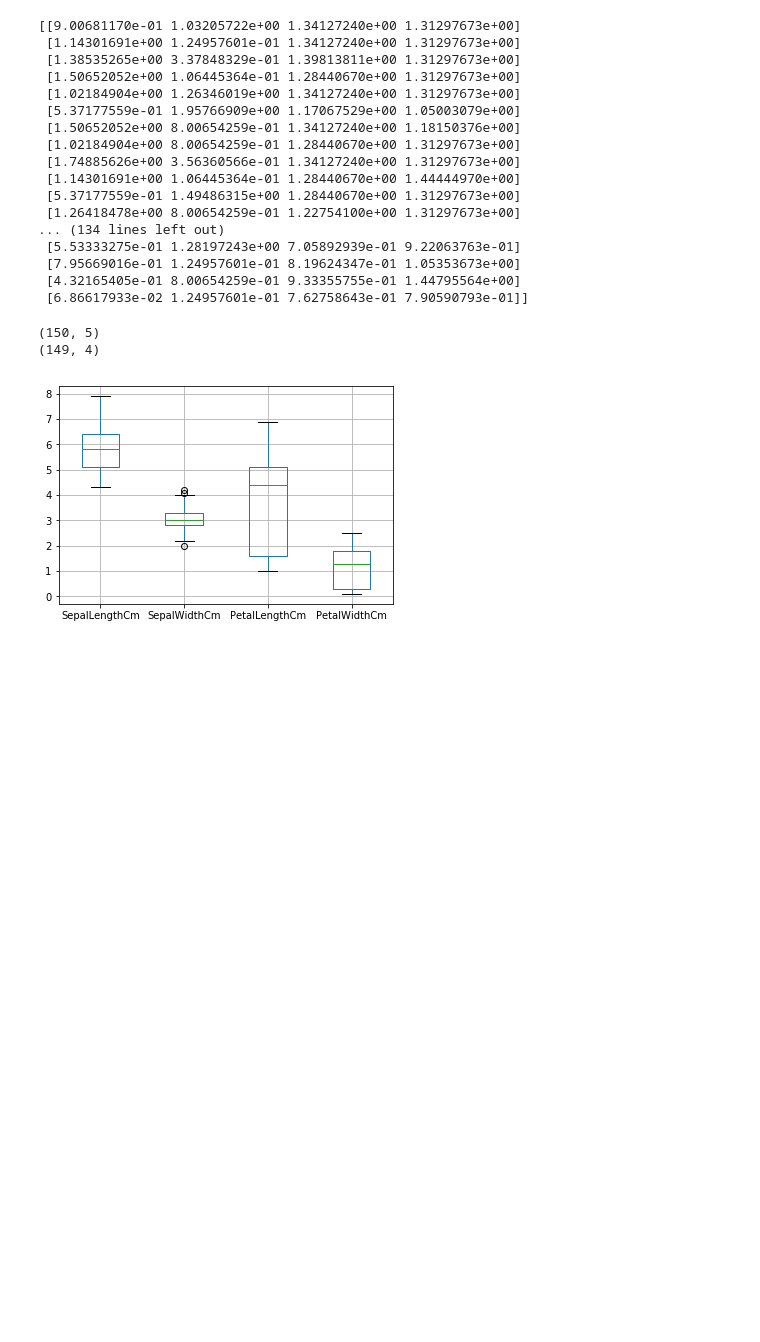
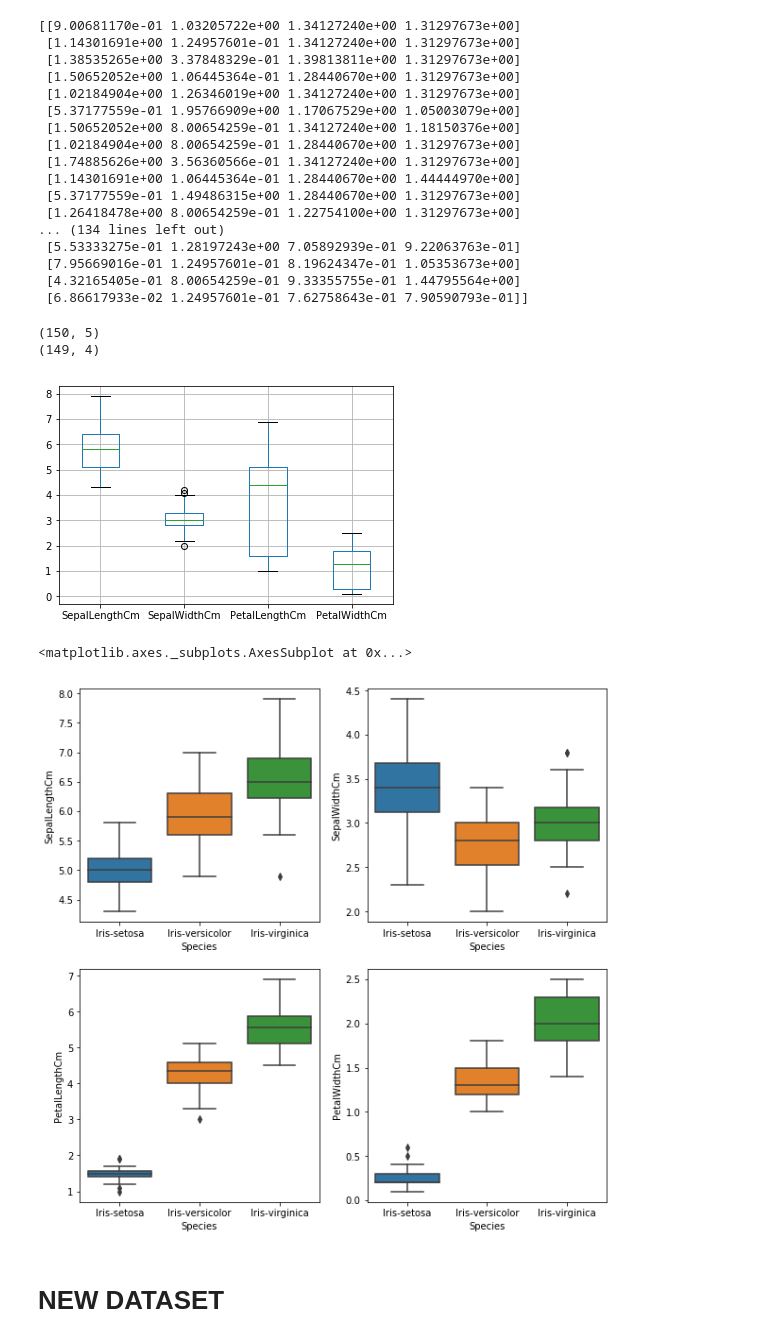
Before and after one commit to Onkar-2803/LP1, a Jupyter notebook: DA/Assignment1/Assignment 1.ipynb, the cells around one changed output. Drawn from its saved outputs; the diff is of its cells as text; code cells hidden in the pictures; blank space fills up the shorter version.

Commit message:
Data added

```diff
--- a/DA/Assignment1/Assignment 1.ipynb
+++ b/DA/Assignment1/Assignment 1.ipynb
@@ -284,3 +283,14 @@ col = list(iris_new.columns)
 boxplot = iris_new.boxplot(column=col)
 # %% [output]
 [figure]
+# %%
+fig, axes = plt.subplots(nrows=2, ncols=2, figsize=(10, 10))
+sns.boxplot(x="Species", y="SepalLengthCm", data=iris, ax=axes[0,0])
+sns.boxplot(x="Species", y="SepalWidthCm", data=iris, ax=axes[0,1])
+sns.boxplot(x="Species", y="PetalLengthCm", data=iris, ax=axes[1,0])
+sns.boxplot(x="Species", y="PetalWidthCm", data=iris, ax=axes[1,1])
+# %% [output]
+<matplotlib.axes._subplots.AxesSubplot at 0x...>
+[figure, added]
+# %% [markdown]
+# NEW DATASET
```
Also changed, not shown: parts of 54 cells of this notebook.
